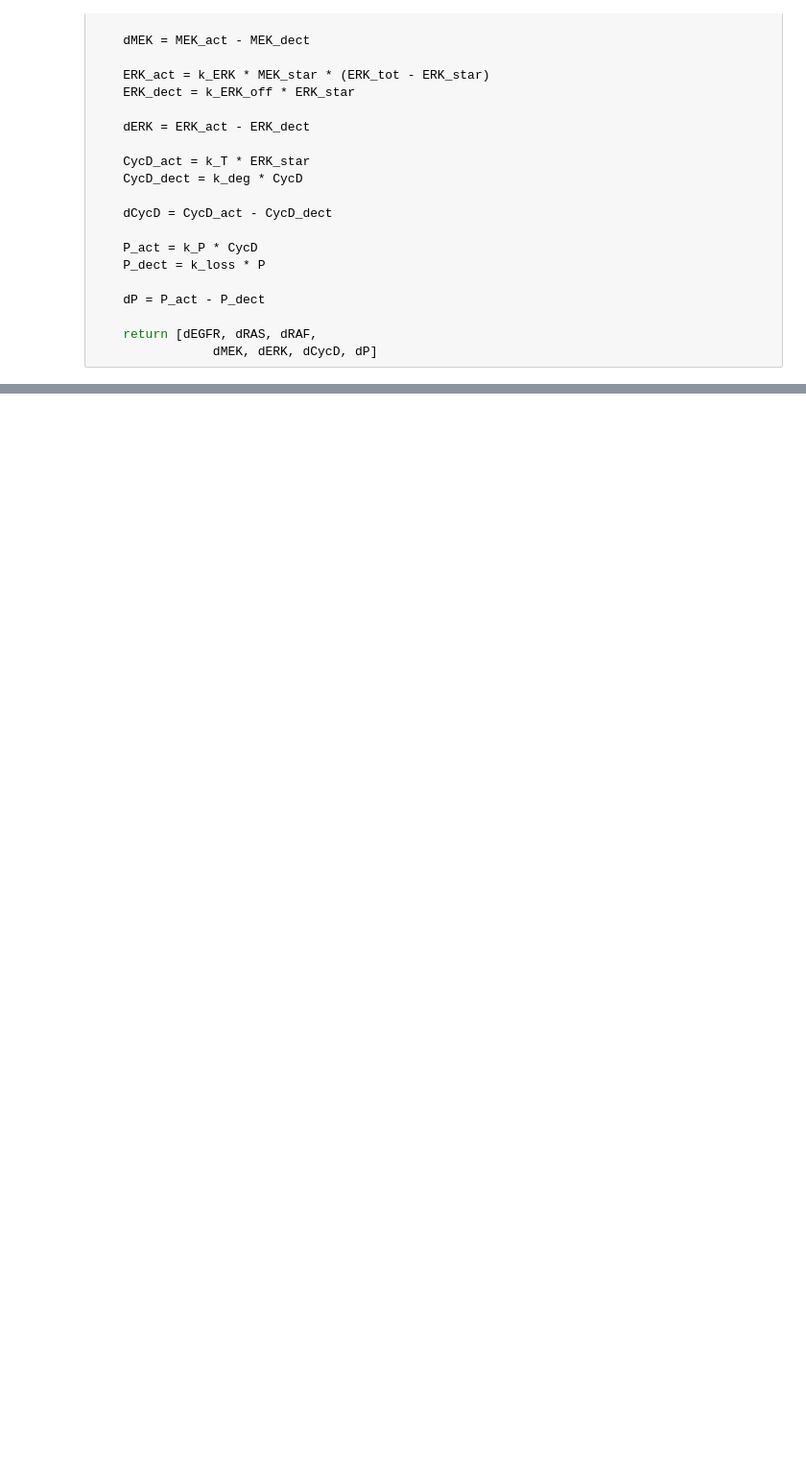
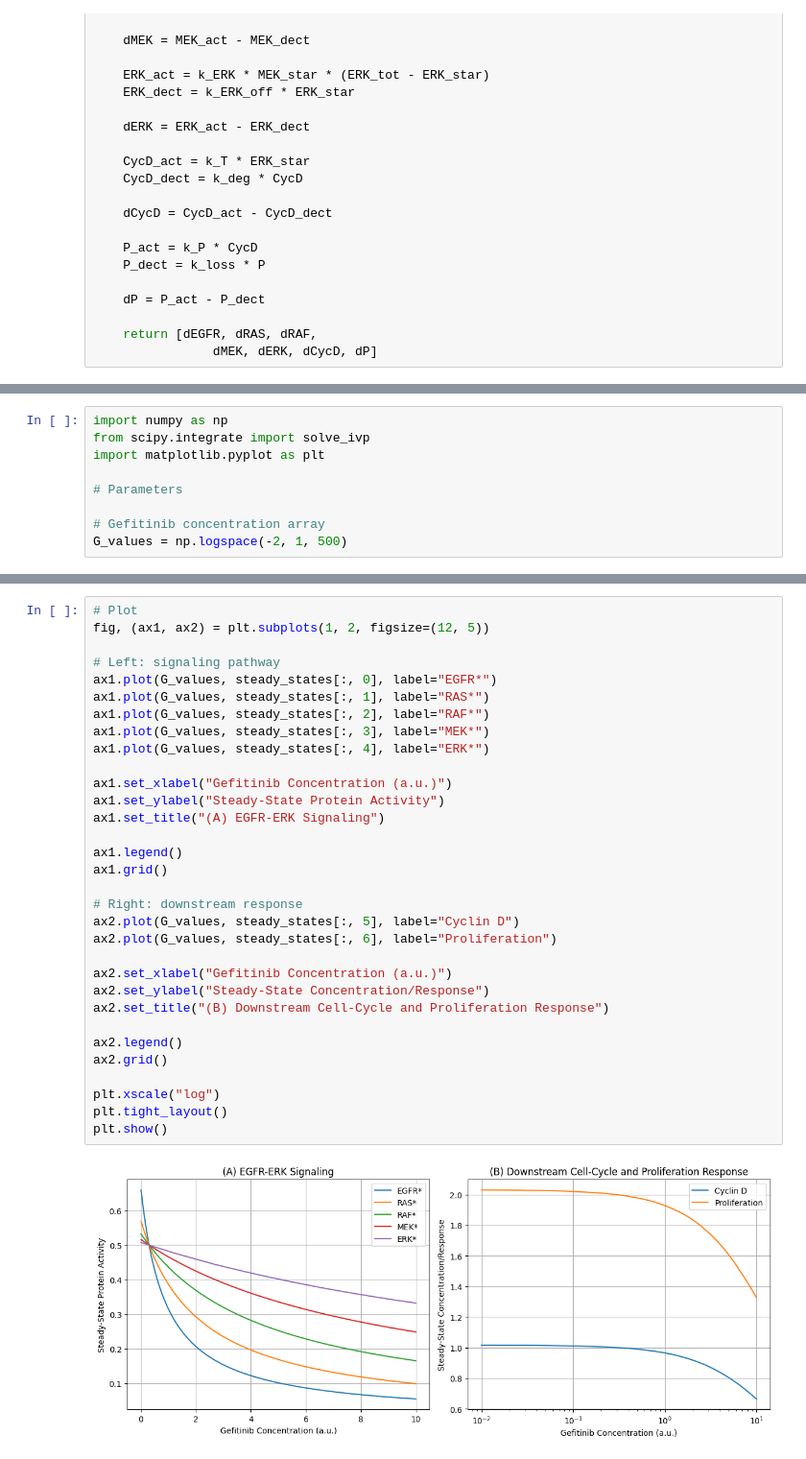
Before and after one commit to abhirym/Drug-Diffusion-Project, a Jupyter notebook: exp03.5_signaling_pathway_model.ipynb, the cells around one changed output, grey strips where cells are left out. Shown at 96% size. Cells and saved outputs as stored; diff of their text form; blank space fills up the shorter version.

```diff
--- a/exp03.5_signaling_pathway_model.ipynb
+++ b/exp03.5_signaling_pathway_model.ipynb
@@ -175,0 +206,9 @@ plt.show()
+# %%
+import numpy as np
+from scipy.integrate import solve_ivp
+import matplotlib.pyplot as plt
+
+# Parameters
+
+# Gefitinib concentration array
+G_values = np.logspace(-2, 1, 500)
@@ -175,0 +227,34 @@ plt.show()
+# %%
+# Plot
+fig, (ax1, ax2) = plt.subplots(1, 2, figsize=(12, 5))
+
+# Left: signaling pathway
+ax1.plot(G_values, steady_states[:, 0], label="EGFR*")
+ax1.plot(G_values, steady_states[:, 1], label="RAS*")
+ax1.plot(G_values, steady_states[:, 2], label="RAF*")
+ax1.plot(G_values, steady_states[:, 3], label="MEK*")
+ax1.plot(G_values, steady_states[:, 4], label="ERK*")
+
+ax1.set_xlabel("Gefitinib Concentration (a.u.)")
+ax1.set_ylabel("Steady-State Protein Activity")
+ax1.set_title("(A) EGFR-ERK Signaling")
+
+ax1.legend()
+ax1.grid()
+
+# Right: downstream response
+ax2.plot(G_values, steady_states[:, 5], label="Cyclin D")
+ax2.plot(G_values, steady_states[:, 6], label="Proliferation")
+
+ax2.set_xlabel("Gefitinib Concentration (a.u.)")
+ax2.set_ylabel("Steady-State Concentration/Response")
+ax2.set_title("(B) Downstream Cell-Cycle and Proliferation Response")
+
+ax2.legend()
+ax2.grid()
+
+plt.xscale("log")
+plt.tight_layout()
+plt.show()
+# %% [output]
+[figure, added]
```
Also changed, not shown: parts of 14 cells of this notebook, 2 other files.
